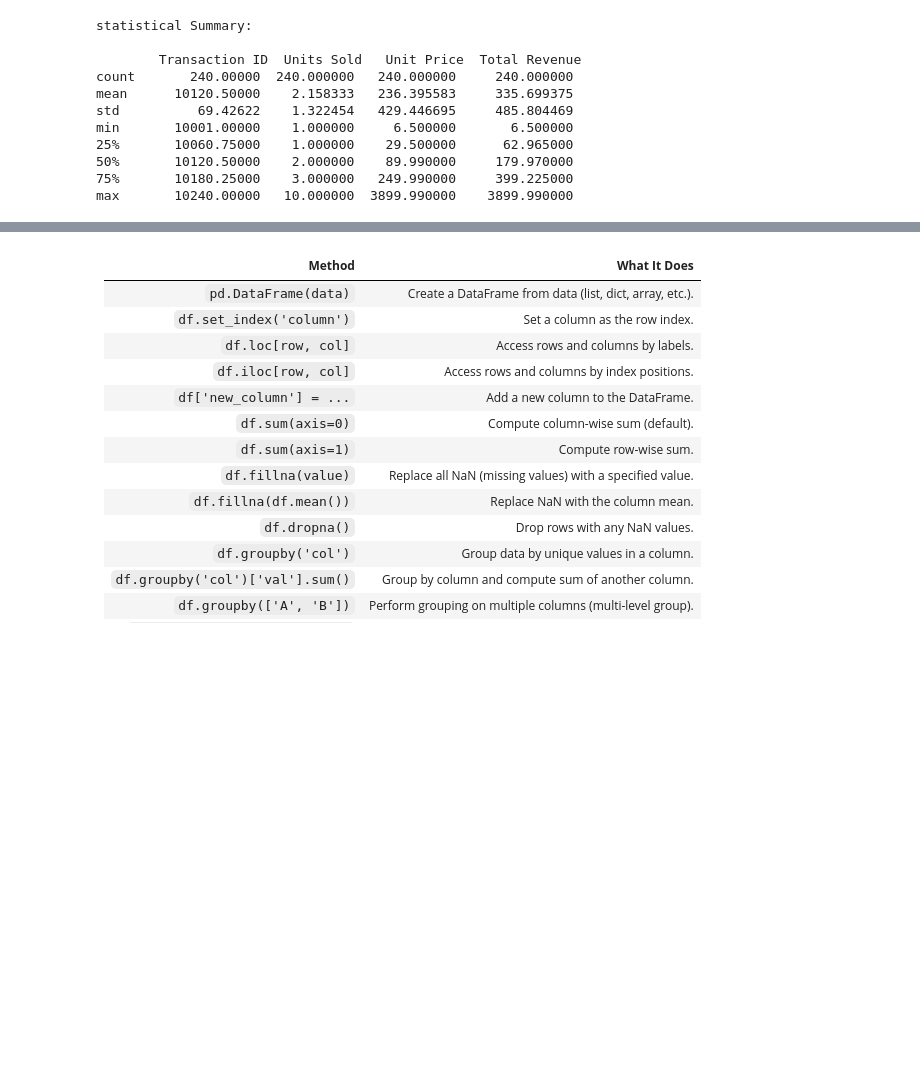
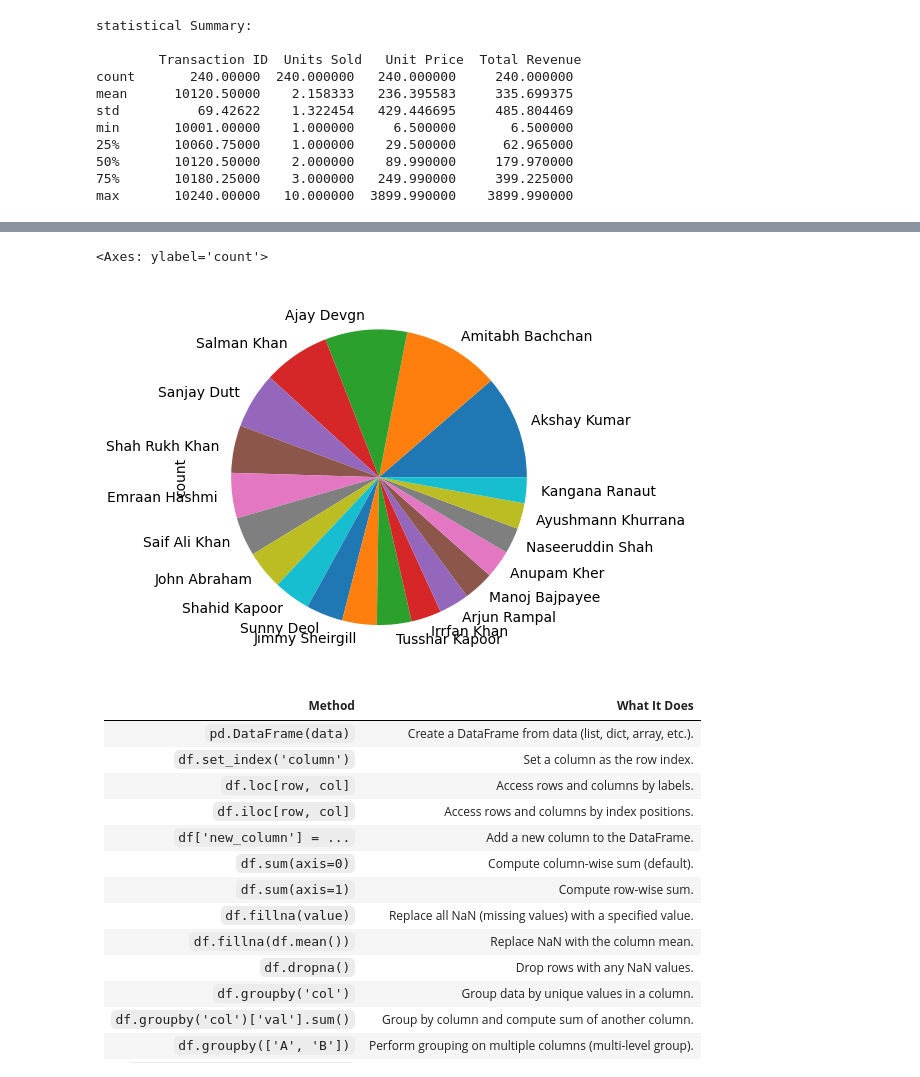
Before and after one commit to Susovan88/Python_ML_DS, a Jupyter notebook: Data Analysis With Python/pandas.ipynb, the cells around one changed output, grey strips where cells are left out. Drawn from its saved outputs; the diff is of its cells as text; code cells hidden in the pictures; blank space fills up the shorter version.

```diff
--- a/Data Analysis With Python/pandas.ipynb
+++ b/Data Analysis With Python/pandas.ipynb
@@ -389,3 +924,8 @@ max       10240.00000   10.000000  3899.990000    3899.990000
+# %%
+bollywood.value_counts().head(20).plot(kind="pie")
+# %% [output]
+<Axes: ylabel='count'>
+[figure, added]
 # %% [markdown]
 | **Method**                       | **What It Does**                                          |
 | -------------------------------- | --------------------------------------------------------- |
```
Also changed, not shown: parts of 51 cells of this notebook, 3 other files.
